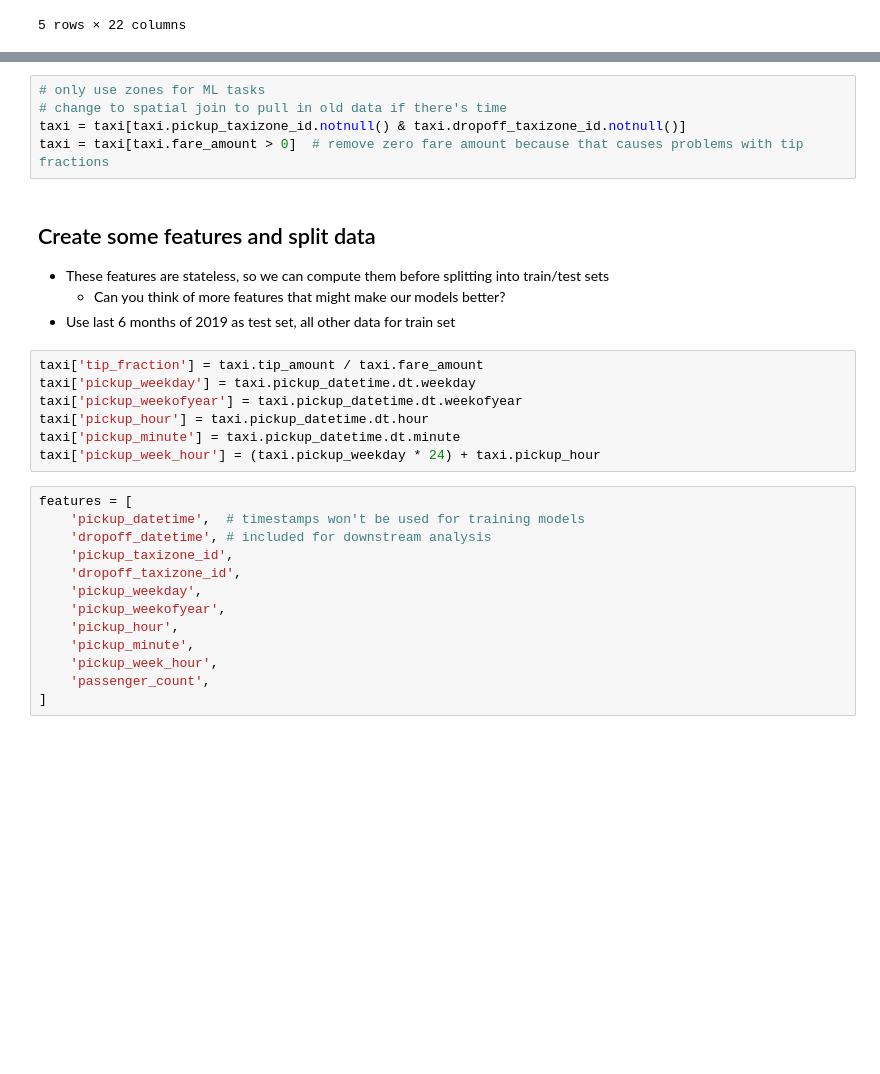
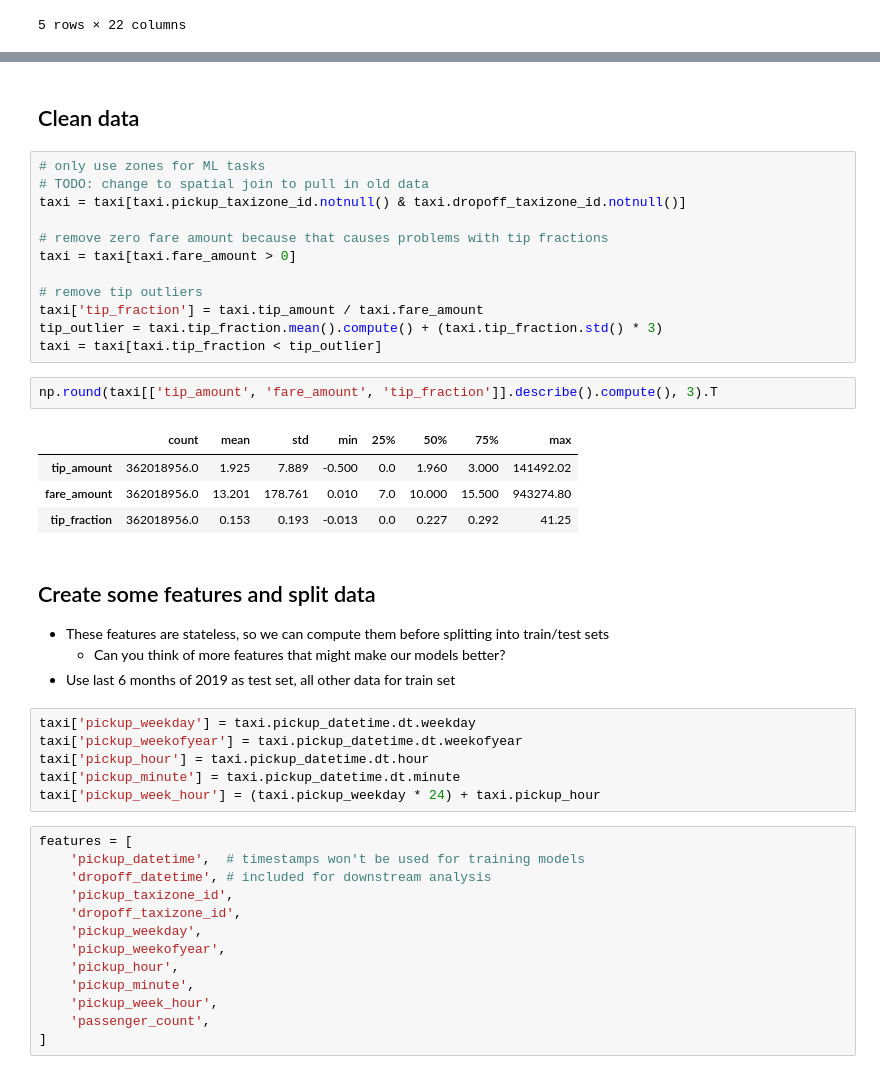
Before and after one commit to saturncloud/saturn-cloud-examples, a Jupyter notebook: taxi_demo/etl/ml_datasets.ipynb, the cells around one changed output, grey strips where cells are left out. Drawn from its saved outputs; the diff is of its cells as text; blank space fills up the shorter version.

Commit message:
scikit xgboost, remove outliers

```diff
--- a/taxi_demo/etl/ml_datasets.ipynb
+++ b/taxi_demo/etl/ml_datasets.ipynb
@@ -49,9 +50,25 @@ Wall time: 11.3 s
 1611604226
+# %% [markdown]
+## Clean data
 # %%
 # only use zones for ML tasks
-# change to spatial join to pull in old data if there's time
+# TODO: change to spatial join to pull in old data
 taxi = taxi[taxi.pickup_taxizone_id.notnull() & taxi.dropoff_taxizone_id.notnull()]
-taxi = taxi[taxi.fare_amount > 0]  # remove zero fare amount because that causes problems with tip fractions
+
+# remove zero fare amount because that causes problems with tip fractions
+taxi = taxi[taxi.fare_amount > 0]
+
+# remove tip outliers
+taxi['tip_fraction'] = taxi.tip_amount / taxi.fare_amount
+tip_outlier = taxi.tip_fraction.mean().compute() + (taxi.tip_fraction.std() * 3)
+taxi = taxi[taxi.tip_fraction < tip_outlier]
+# %%
+np.round(taxi[['tip_amount', 'fare_amount', 'tip_fraction']].describe().compute(), 3).T
+# %% [output]
+|  | count | mean | std | min | 25% | 50% | 75% | max |
+| tip_amount | 362018956.0 | 1.925 | 7.889 | -0.500 | 0.0 | 1.960 | 3.000 | 141492.02 |
+| fare_amount | 362018956.0 | 13.201 | 178.761 | 0.010 | 7.0 | 10.000 | 15.500 | 943274.80 |
+| tip_fraction | 362018956.0 | 0.153 | 0.193 | -0.013 | 0.0 | 0.227 | 0.292 | 41.25 |
 # %% [markdown]
 ## Create some features and split data
 
@@ -59,7 +76,6 @@ taxi = taxi[taxi.fare_amount > 0]  # remove zero fare amount because that causes
     - Can you think of more features that might make our models better?
 - Use last 6 months of 2019 as test set, all other data for train set
 # %%
-taxi['tip_fraction'] = taxi.tip_amount / taxi.fare_amount
 taxi['pickup_weekday'] = taxi.pickup_datetime.dt.weekday
 taxi['pickup_weekofyear'] = taxi.pickup_datetime.dt.weekofyear
 taxi['pickup_hour'] = taxi.pickup_datetime.dt.hour
```
Also changed, not shown: parts of 14 cells of this notebook, 1 other file.
